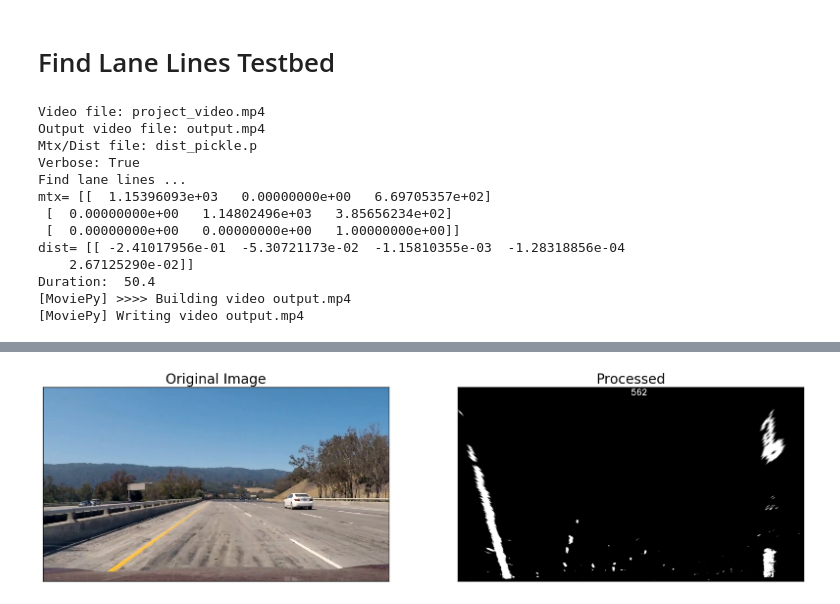
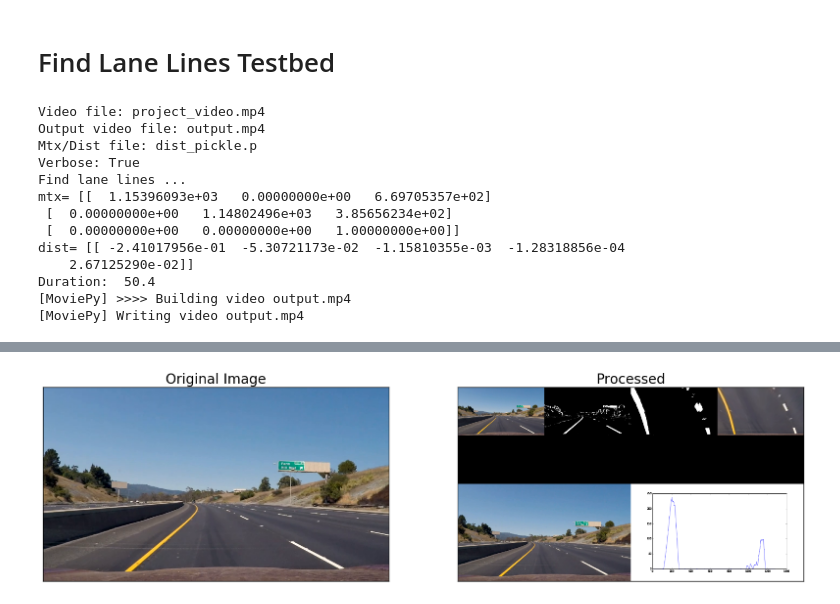
Before and after one commit to AaronLeong/CarND-Advanced-Lane-Lines, a Jupyter notebook: find_lines.ipynb, the cells around one changed output, grey strips where cells are left out. Cells and saved outputs as stored; diff of their text form; code cells hidden in the pictures.

Commit message:
add histogram

```diff
--- a/find_lines.ipynb
+++ b/find_lines.ipynb
@@ -7,11 +7,14 @@ import numpy as np
 import glob
 import pickle
 from moviepy.editor import VideoFileClip
+import PIL
+from io import StringIO
 from calibration import calculate_mtx_dist
 from find_lines import *
 import matplotlib.pyplot as plt
 %matplotlib inline
 
+plt.ioff()
 
 video_file = 'project_video.mp4'
 output_video_file = 'output.mp4'
@@ -119,17 +122,38 @@ def hls_select(img, thresh=(0, 255)):
 
 def compose_images(dst, src, nrows, ncols, num):
     assert 0 < num <= nrows * ncols
+
     if nrows > ncols:
         newH = int(dst.shape[0]/nrows)
         dim = (int(dst.shape[1] * newH/dst.shape[0]), newH)
     else:
         newW = int(dst.shape[1]/ncols)
         dim = (newW, int(dst.shape[0] * newW/dst.shape[1]))
-    img = cv2.resize(src, dim, interpolation = cv2.INTER_AREA)
+
+    # Make it work for bin images too
+    if len(src.shape) == 2:
+        srcN = bin_to_rgb(src)
+    else:
+        srcN = np.copy(src)
+
+    img = cv2.resize(srcN, dim, interpolation = cv2.INTER_AREA)
     nr = (num - 1) // ncols
     nc = (num - 1) % ncols
     dst[nr * img.shape[0]:(nr + 1) * img.shape[0], nc * img.shape[1]:(nc + 1) * img.shape[1]] = img
     return dst
+
+
+def get_fig_image(fig):
+    # http://www.itgo.me/a/1944619462852588132/matplotlib-save-plot-to-numpy-array
+    fig.canvas.draw()
+    data = np.fromstring(fig.canvas.tostring_rgb(), dtype=np.uint8, sep='')
+    data = data.reshape(fig.canvas.get_width_height()[::-1] + (3,))
+    plt.close(fig)
+    return data
+
+def bin_to_rgb(bin_image):
+    return cv2.cvtColor(bin_image*255, cv2.COLOR_GRAY2RGB)
+
 
 
 class LineFinder(object):
@@ -142,7 +166,10 @@ class LineFinder(object):
         self.samples_proc = []
     def process_image(self, image):
 
-        resImg = np.copy(image)
+#         resImg = np.copy(image)
+        resImg = np.zeros_like(image)
+
+        compose_images(resImg, image, 2, 2, 3)
 
         img = np.copy(image)
 
@@ -179,9 +206,9 @@ class LineFinder(object):
 #         if sampled:
 #         print('comb_bin =', cb)
 
-        img_combined = cv2.cvtColor(comb_bin*255, cv2.COLOR_GRAY2RGB)
+#         img_combined = cv2.cvtColor(comb_bin*255, cv2.COLOR_GRAY2RGB)
 
-        # Color Threshold
+        # Color Threshold S-channel
         thresh_s = (170, 255)
 
         hls = cv2.cvtColor(img, cv2.COLOR_RGB2HLS)
@@ -190,11 +217,19 @@ class LineFinder(object):
         color_bin = np.zeros_like(img_color)
         color_bin[(img_color > thresh_s[0]) & (img_color <= thresh_s[1])] = 1
 
-        # Combined Gradient + Color
+        # Color Threshold R-channel
+        thresh_r = (200, 255)
+        r_img = img[:,:,0]
+
+        r_bin = np.zeros_like(r_img)
+        r_bin[(r_img > thresh_r[0]) & (r_img <= thresh_r[1])] = 1
+
+        # Combined Gradient + Color S + Color R
         combined = np.zeros_like(comb_bin)
-        combined[(comb_bin == 1) | (color_bin == 1)] = 1
+        combined[(comb_bin == 1) | (color_bin == 1) | (r_bin == 1)] = 1
 
-        img = cv2.cvtColor(combined*255, cv2.COLOR_GRAY2RGB)
+#         img = cv2.cvtColor(combined*255, cv2.COLOR_GRAY2RGB)
+        img = combined
 
         # Thresholded Combined
         compose_images(resImg, img, 4, 4, 2)
@@ -212,16 +247,12 @@ class LineFinder(object):
 
 
         # Perspective Transform
-        PARAMS_DELTA_LEFT_BOTTOM = (120, -20) # (130, 60) (160, -20)
-        PARAMS_DELTA_LEFT_UP = (-145, 120) # (-10, 30) (-130, 120)
-        PARAMS_DELTA_RIGHT_UP = (170, 120) # (10, 30) (120, 120)
-        PARAMS_DELTA_RIGHT_BOTTOM = (-60, -20) # (-80, -60) (-60, -20)
-        region_deltas = [PARAMS_DELTA_LEFT_BOTTOM, PARAMS_DELTA_LEFT_UP, PARAMS_DELTA_RIGHT_UP, PARAMS_DELTA_RIGHT_BOTTOM]
+#         PARAMS_DELTA_LEFT_BOTTOM = (120, -20) # (130, 60) (160, -20)
+#         PARAMS_DELTA_LEFT_UP = (-145, 120) # (-10, 30) (-130, 120)
+#         PARAMS_DELTA_RIGHT_UP = (170, 120) # (10, 30) (120, 120)
+#         PARAMS_DELTA_RIGHT_BOTTOM = (-60, -20) # (-80, -60) (-60, -20)
+#         region_deltas = [PARAMS_DELTA_LEFT_BOTTOM, PARAMS_DELTA_LEFT_UP, PARAMS_DELTA_RIGHT_UP, PARAMS_DELTA_RIGHT_BOTTOM]
 
-#         region_vertices = np.array([[(0      + region_deltas[0][0], h    + region_deltas[0][1]),
-#                              (w//2 + region_deltas[1][0], h//2 + region_deltas[1][1]),
-#                              (w//2 + region_deltas[2][0], h//2 + region_deltas[2][1]),
-#                              (w    + region_deltas[3][0], h    + region_deltas[3][1])]])
 
         region_vertices = np.array([[((w - bottomW) // 2 + deltaW, bottomH),
                                      ((w - topW) // 2 + deltaW, topH),
@@ -264,6 +295,20 @@ class LineFinder(object):
         compose_images(resImg, wimg, 4, 4, 4)
 
 
+
+        histogram = np.sum(img[img.shape[0]/2:,:], axis=0)
+#         if sampled:
+#             print(histogram)
+        fig = plt.figure(figsize=(10, 5))
+        plt.plot(histogram)
+        data = get_fig_image(fig)
+#         print('data.shape =', data.shape)
+
+
+
+        compose_images(resImg, data, 2, 2, 4)
+
+
 #         plt.imshow(img2)
 #         plt.show()
 
@@ -274,7 +319,7 @@ class LineFinder(object):
         cv2.putText(img, "{}".format(self.counter), (int(w/2), 30), cv2.FONT_HERSHEY_SIMPLEX, 1, [255, 255, 255], 2)
 
         if sampled:
-            self.samples_proc.append(img)
+            self.samples_proc.append(resImg)
 
 
         # Increase frame counter
@@ -286,7 +331,7 @@ class LineFinder(object):
 
 
 clip = VideoFileClip(video_file)
-# clip = clip.subclip(t_end=1)
+# clip = clip.subclip(t_end=0.5)
 print('Duration: ', clip.duration)
 lineFinder = LineFinder(mtx=mtx, dist=dist, sampling=6./(clip.duration * 25))
 clip = clip.fl_image(lineFinder.process_image)
@@ -338 +383 @@ len(lineFinder) = 3
-[figure, old version]
+[figure, new version]
```
Also changed, not shown: parts of 1 cell of this notebook, 1 other file.
